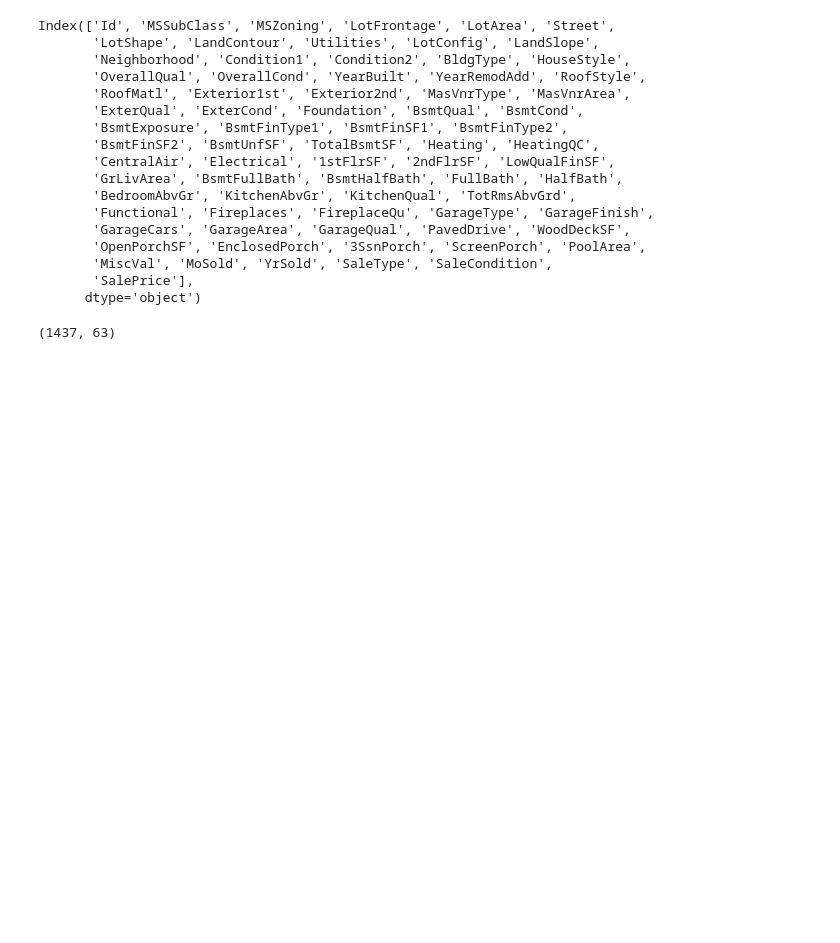
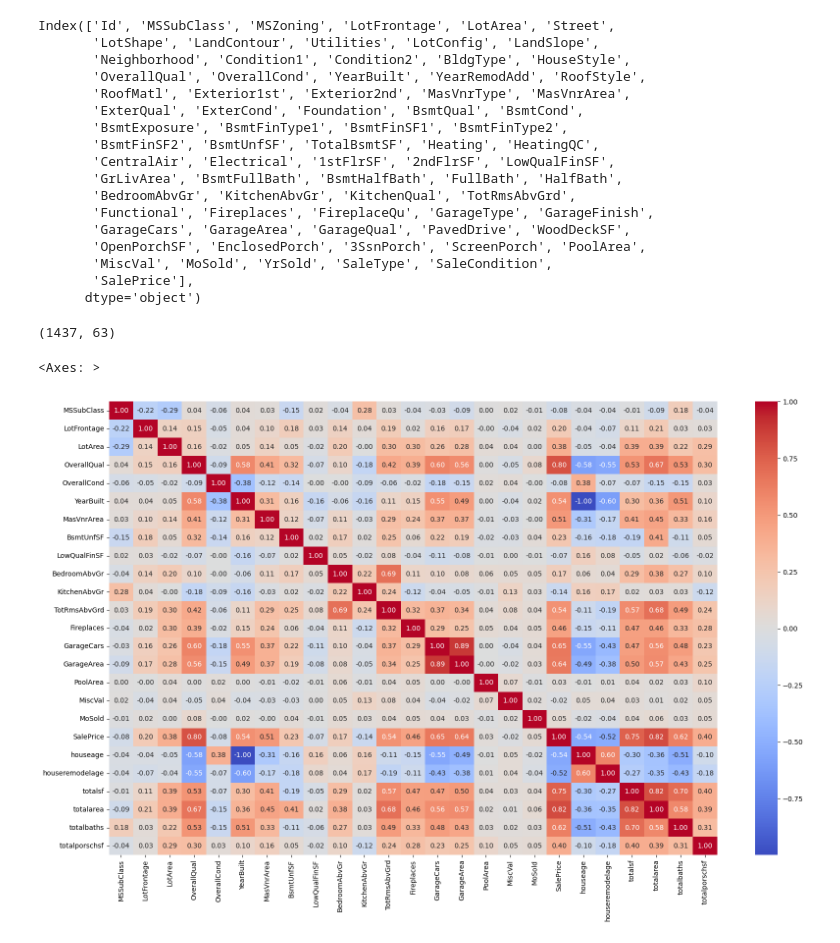
Before and after one commit to Basit715/house_price_project, a Jupyter notebook: house_price_project.ipynb, the cells around one changed output. Cells and saved outputs as stored; diff of their text form; code cells hidden in the pictures; blank space fills up the shorter version.

```diff
--- a/house_price_project.ipynb
+++ b/house_price_project.ipynb
@@ -865,3 +865,10 @@ test_df = test_df.drop(columns=['YrSold','OpenPorchSF', '3SsnPorch', 'EnclosedPo
 train_df.shape
 # %% [output]
 (1437, 63)
+# %%
+corerelation_matrix = train_df.corr(numeric_only=True)
+plt.figure(figsize=(20,12))
+sns.heatmap(corerelation_matrix, annot=True, cmap='coolwarm', fmt='.2f')
+# %% [output]
+<Axes: >
+[figure, added]
```
Also changed, not shown: parts of 4 cells of this notebook.
